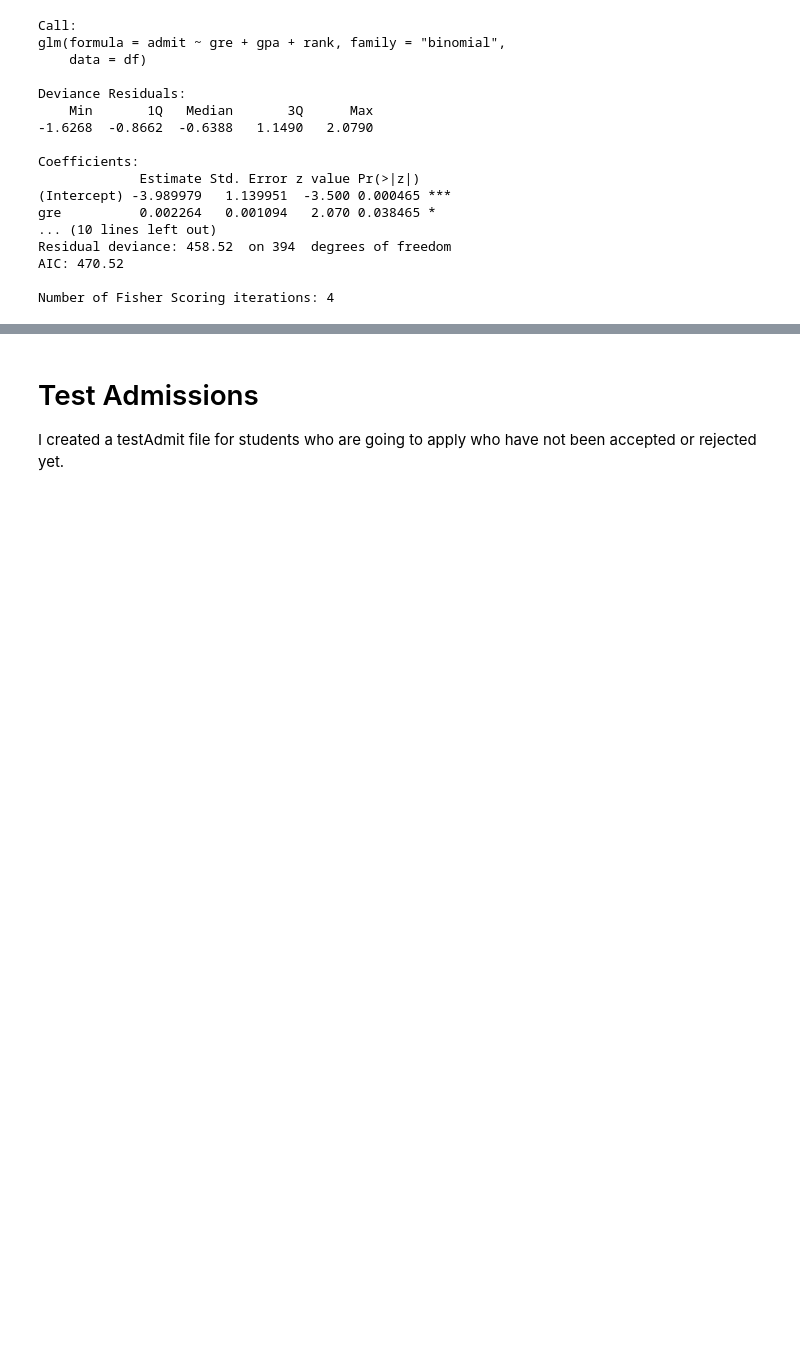
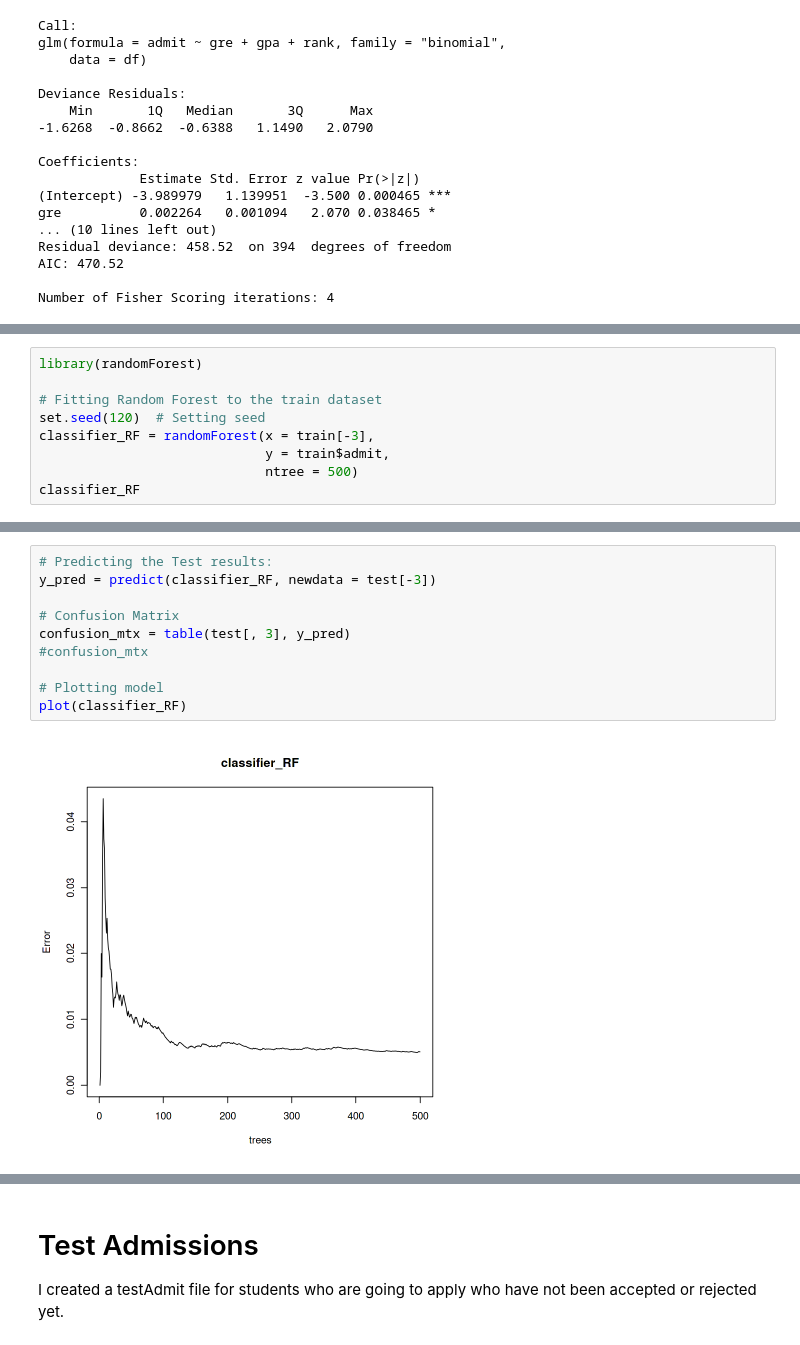
Before and after one commit to ScottySchmidt/AdvancedAnalytics, a Jupyter notebook: Admissions.ipynb, the cells around one changed output, grey strips where cells are left out. Saved outputs shown, nothing was run; the diff lists cells and outputs as text; blank space fills up the shorter version.

Commit message:
Kaggle Notebook | AdmitR | Version 10

```diff
--- a/Admissions.ipynb
+++ b/Admissions.ipynb
@@ -249,0 +237,9 @@ The following object is masked from ‘package:ggplot2’:
+# %%
+library(randomForest)
+
+# Fitting Random Forest to the train dataset
+set.seed(120)  # Setting seed
+classifier_RF = randomForest(x = train[-3],
+                             y = train$admit,
+                             ntree = 500)
+classifier_RF
@@ -249,0 +270,12 @@ The following object is masked from ‘package:ggplot2’:
+# %%
+# Predicting the Test results:
+y_pred = predict(classifier_RF, newdata = test[-3])
+
+# Confusion Matrix
+confusion_mtx = table(test[, 3], y_pred)
+#confusion_mtx
+
+# Plotting model
+plot(classifier_RF)
+# %% [output]
+[figure, added]
```
Also changed, not shown: parts of 6 cells of this notebook.
